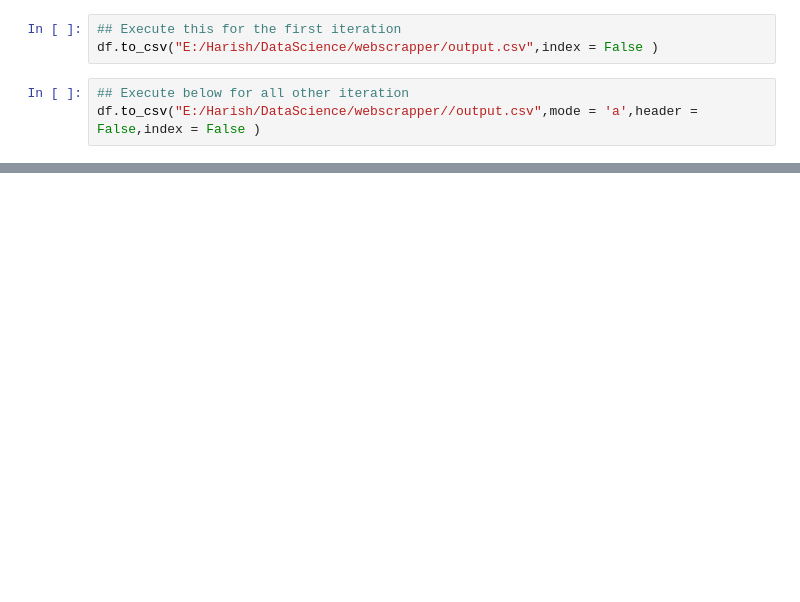
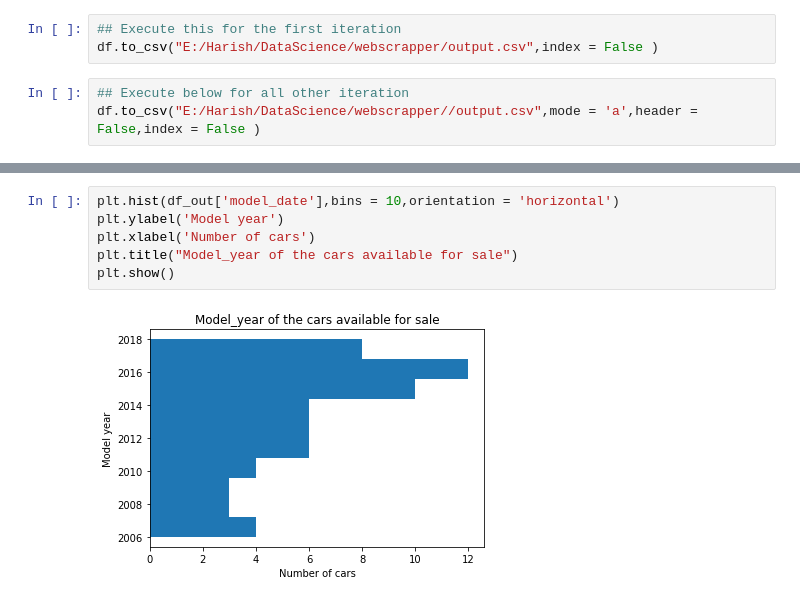
Before and after one commit to harishkemkar/Webscarapperfor_used_cars, a Jupyter notebook: usedcars.ipynb, the cells around one changed output, grey strips where cells are left out. Saved outputs shown, nothing was run; the diff lists cells and outputs as text; blank space fills up the shorter version.

```diff
--- a/usedcars.ipynb
+++ b/usedcars.ipynb
@@ -186,0 +194,8 @@ plt.show()
+# %%
+plt.hist(df_out['model_date'],bins = 10,orientation = 'horizontal')
+plt.ylabel('Model year')
+plt.xlabel('Number of cars')
+plt.title("Model_year of the cars available for sale")
+plt.show()
+# %% [output]
+[figure, added]
```
Also changed, not shown: parts of 8 cells of this notebook.
